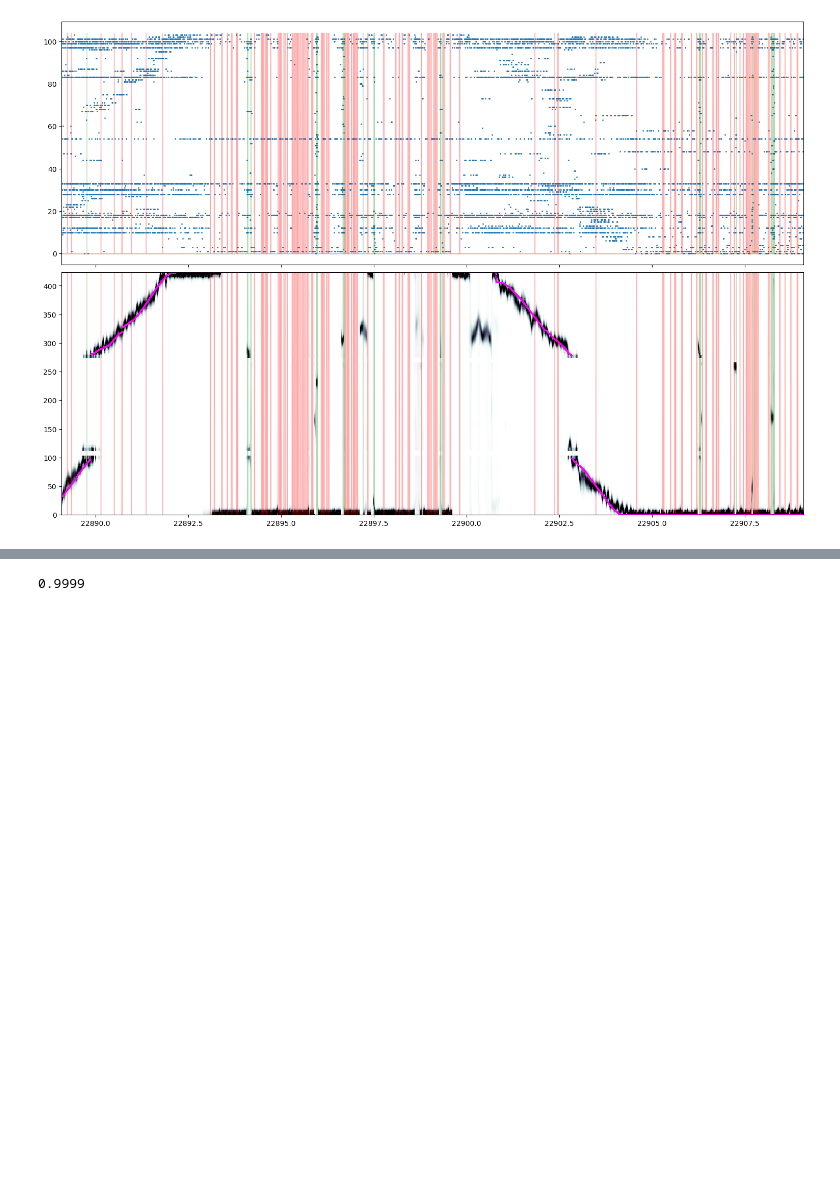
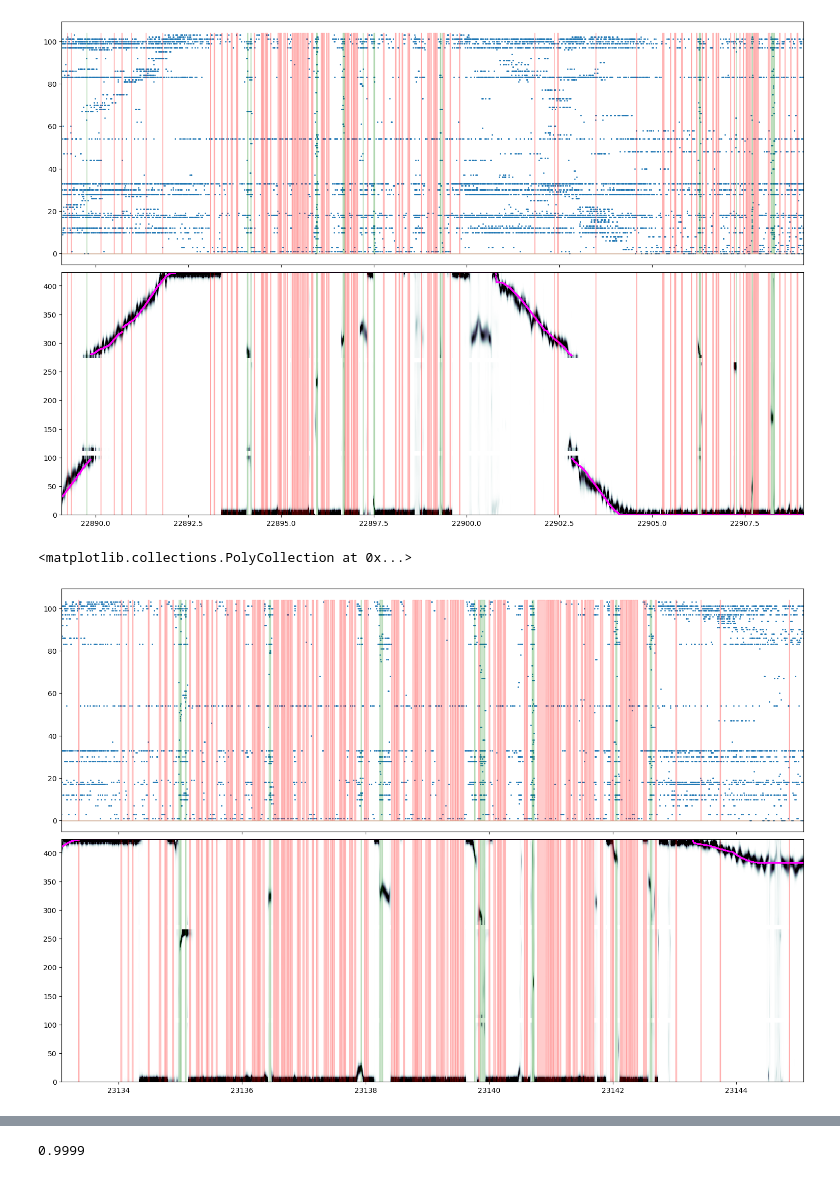
Before and after one commit to edeno/test_hmm, a Jupyter notebook: notebooks/replay_id4.ipynb, the cells around one changed output, grey strips where cells are left out. Drawn from its saved outputs; the diff is of its cells as text; code cells hidden in the pictures; blank space fills up the shorter version.

```diff
--- a/notebooks/replay_id4.ipynb
+++ b/notebooks/replay_id4.ipynb
@@ -216,3 +228,5 @@ iteration 1, likelihood: -1966940.8684392194
+# %%
+acausal_posterior = blah[1]
 # %%
 import matplotlib.pyplot as plt
 import numpy as np
@@ -313,3 +327,28 @@ axes[1].fill_between(time[time_slice], env.place_bin_edges_.max() * (predicted_s
 # %% [output]
 <matplotlib.collections.PolyCollection at 0x...>
 [figure]
+# %%
+import matplotlib.pyplot as plt
+import numpy as np
+
+time_slice = slice(372_000, 378_000)
+
+fig, axes = plt.subplots(2, 1, constrained_layout=True, sharex=True, figsize=(15, 10))
+t, x = np.meshgrid(time[time_slice], env.place_bin_centers_)
+
+neuron_sort_ind = np.argsort(
+    env.place_bin_centers_[non_local_rates_hmm[-1].argmax(axis=0)].squeeze()
+)
+spike_time_ind, neuron_ind = np.nonzero(spikes[time_slice][:, neuron_sort_ind])
+axes[0].scatter(time[time_slice][spike_time_ind], neuron_ind, s=1)
+axes[0].fill_between(time[time_slice], (spikes.shape[1]) * (predicted_state_hmm[time_slice] == 2), alpha=0.2, color='green')
+axes[0].fill_between(time[time_slice], (spikes.shape[1]) * (predicted_state_hmm[time_slice] == 1), alpha=0.2, color='red')
+
+axes[1].pcolormesh(t, x, (acausal_posterior[time_slice, state_ind == 0] + acausal_posterior[time_slice, state_ind == 1]).T, vmin=0.0, vmax=0.1, cmap="bone_r")
+axes[1].scatter(time[time_slice], position[time_slice], s=1, color="magenta")
+
+axes[1].fill_between(time[time_slice], env.place_bin_edges_.max() * (predicted_state_hmm[time_slice] == 2), alpha=0.2, color='green')
+axes[1].fill_between(time[time_slice], env.place_bin_edges_.max() * (predicted_state_hmm[time_slice] == 1), alpha=0.2, color='red')
+# %% [output]
+<matplotlib.collections.PolyCollection at 0x...>
+[figure, added]
```
Also changed, not shown: parts of 3 cells of this notebook, 3 other files.
